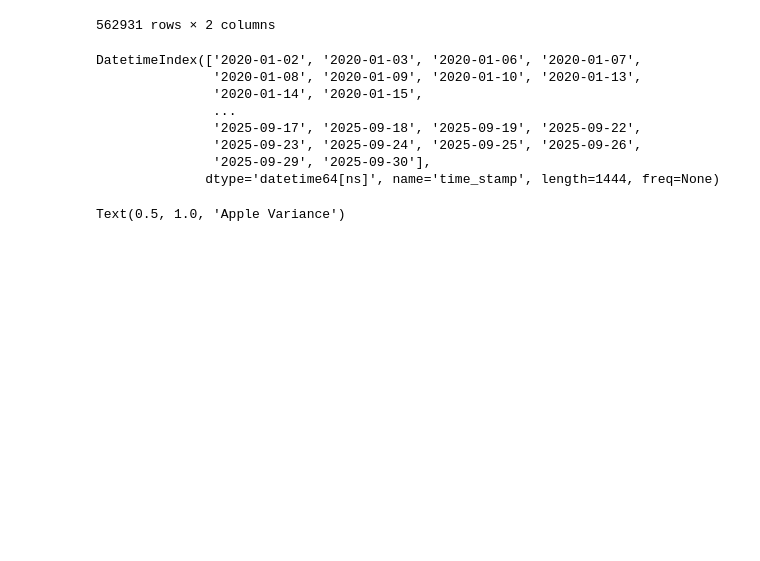
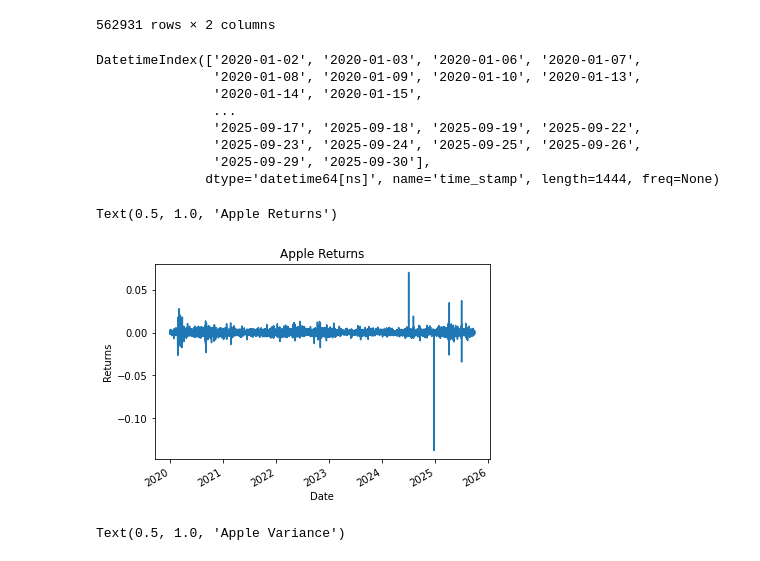
Before and after one commit to asalpert/msdas_practicum-project, a Jupyter notebook: data_preprocessing.ipynb, the cells around one changed output. Drawn from its saved outputs; the diff is of its cells as text; code cells hidden in the pictures; blank space fills up the shorter version.

```diff
--- a/data_preprocessing.ipynb
+++ b/data_preprocessing.ipynb
@@ -40,6 +40,15 @@ DatetimeIndex(['2020-01-02', '2020-01-03', '2020-01-06', '2020-01-07',
                '2025-09-23', '2025-09-24', '2025-09-25', '2025-09-26',
                '2025-09-29', '2025-09-30'],
               dtype='datetime64[ns]', name='time_stamp', length=1444, freq=None)
+# %%
+AAPL_returns.set_index("time_stamp", inplace=True)
+AAPL_returns.log_return.plot()
+plt.xlabel("Date")
+plt.ylabel("Returns")
+plt.title("Apple Returns")
+# %% [output]
+Text(0.5, 1.0, 'Apple Returns')
+[figure, added]
 # %%
 plt.plot(daily_variance.index, daily_variance.values)
 plt.xlabel("Date")
```
Also changed, not shown: parts of 7 cells of this notebook.
